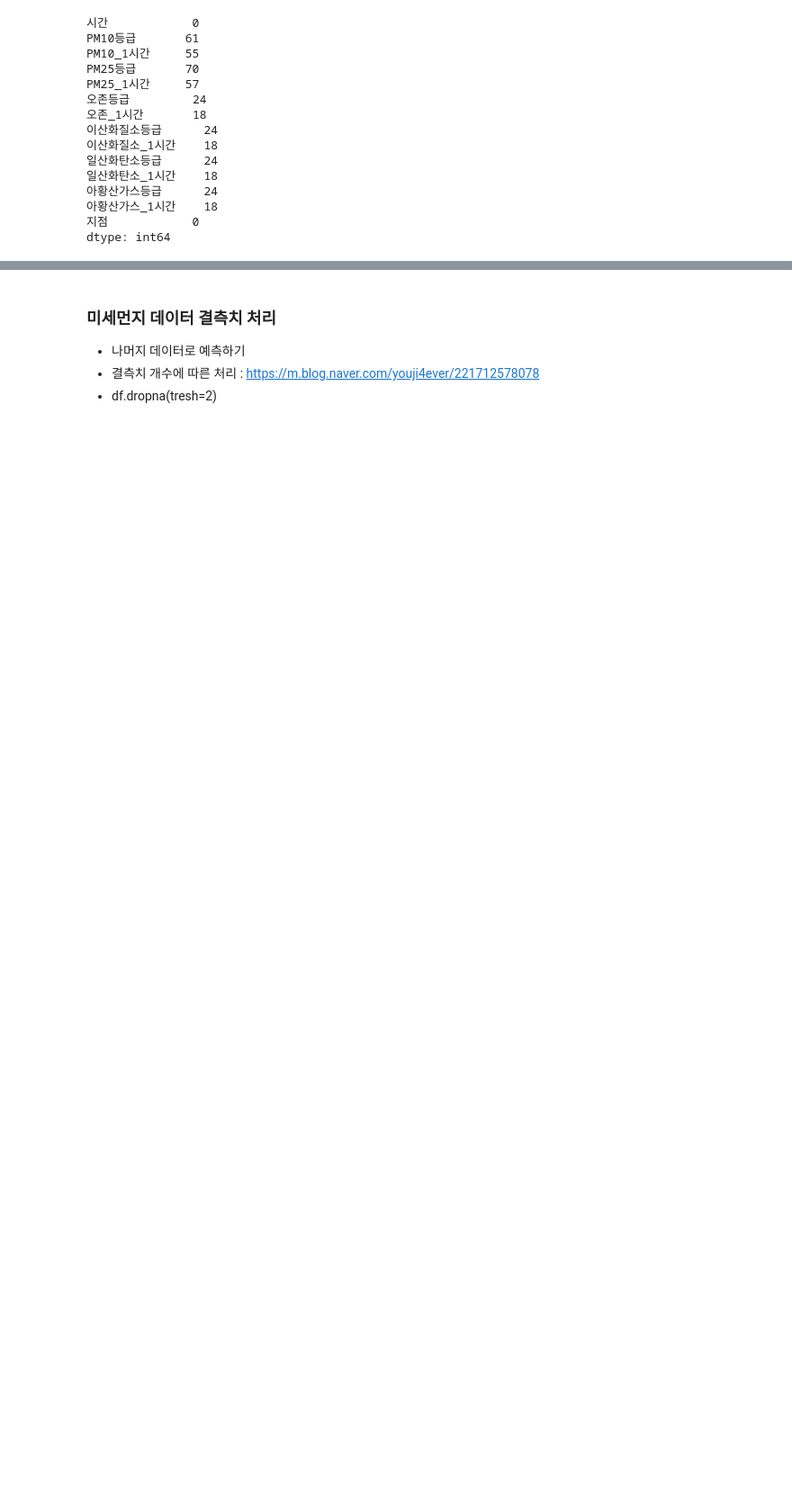
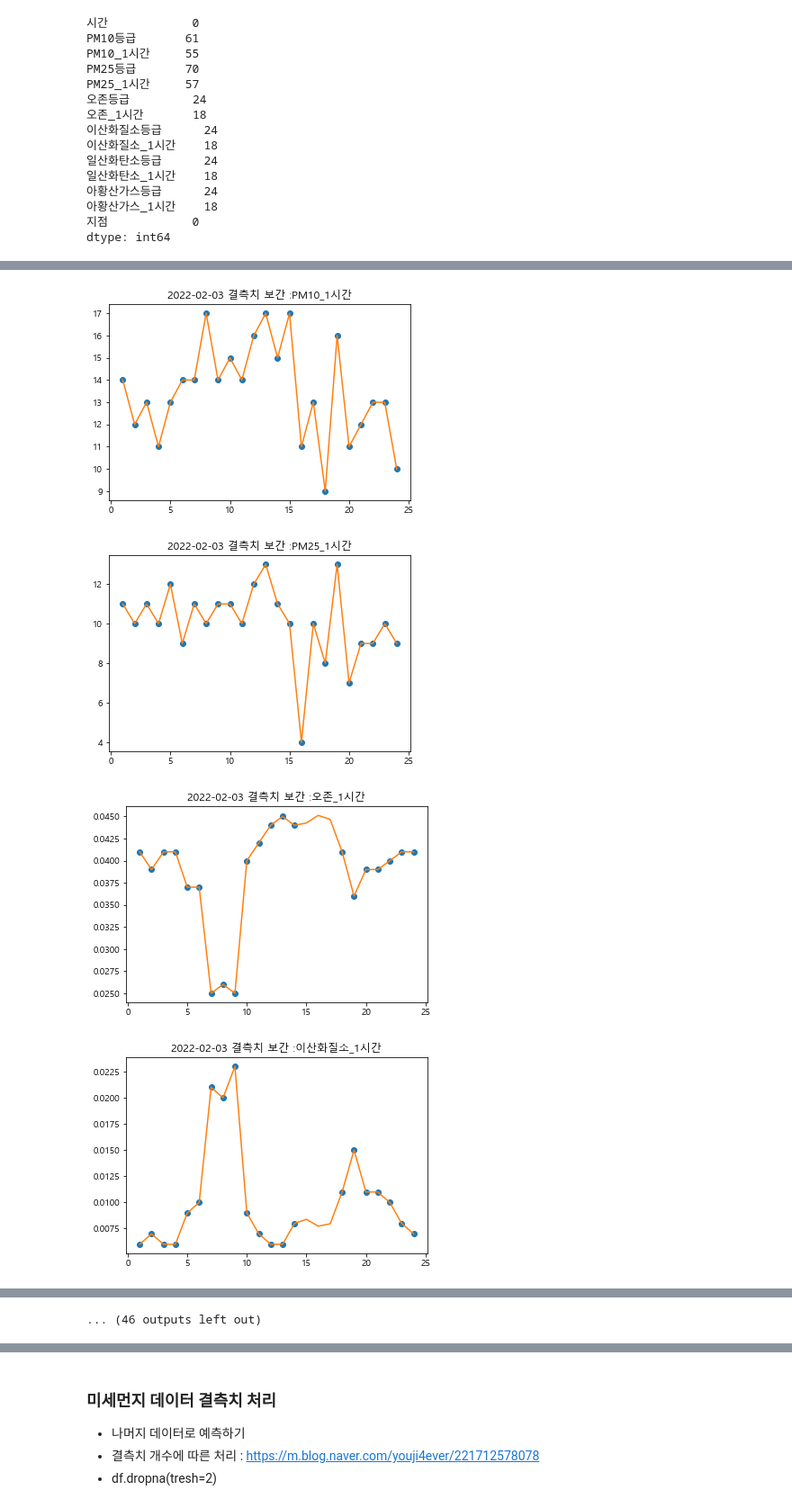
Before and after one commit to yxbxn/smart_farm, a Jupyter notebook: Code/추가변수 수집.ipynb, the cells around one changed output, grey strips where cells are left out. Shown at 90% size. Cells and saved outputs as stored; diff of their text form; code cells hidden in the pictures; blank space fills up the shorter version.

```diff
--- a/Code/추가변수 수집.ipynb
+++ b/Code/추가변수 수집.ipynb
@@ -417,0 +542,3 @@ data_상대동.head(3)
+# %%
+# data_상대동_nonull : null값을 채울 데이터
+data_상대동_nonull = data_상대동.copy()
@@ -417,0 +552,38 @@ data_상대동.head(3)
+# %%
+for date in ['2022-02-03', '2022-01-17', '2022-02-10', '2022-03-07',
+               '2021-12-10', '2022-03-23', '2022-02-17', '2022-01-11',"2021-12-30","2022-03-18"]:
+
+    df = data_상대동[data_상대동["년월일"] == date]
+
+    for col in ["PM10_1시간","PM25_1시간","오존_1시간","이산화질소_1시간","일산화탄소_1시간","아황산가스_1시간"]:
+
+        nonull_df = df[df[col].notnull()]
+
+        x = nonull_df.set_index("시").index
+        y = nonull_df[col]
+
+        if len(x) > 20:
+            # 결측이 4개 이상이면 interpolate 사용안함
+
+            f = interpolate.interp1d(x, y,kind='cubic')
+
+            xnew = [i for i in range(1,25)]
+            ynew = f(xnew)
+
+            df[col] = ynew
+
+            # 그림 그리기
+            plt.plot(x, y, 'o', xnew, ynew, '-')
+            plt.title(str(date) + " 결측치 보간 :"+ str(col))
+            plt.show()
+
+
+            for k in df.index:
+                data_상대동_nonull.loc[k,col] = df.loc[k,col]
+        else:
+            pass
+# %% [output]
+[figure, added]
+[figure, added]
+[figure, added]
+[figure, added]
@@ -417,0 +598 @@ data_상대동.head(3)
+... (46 outputs left out)
```
Also changed, not shown: parts of 47 cells of this notebook.
